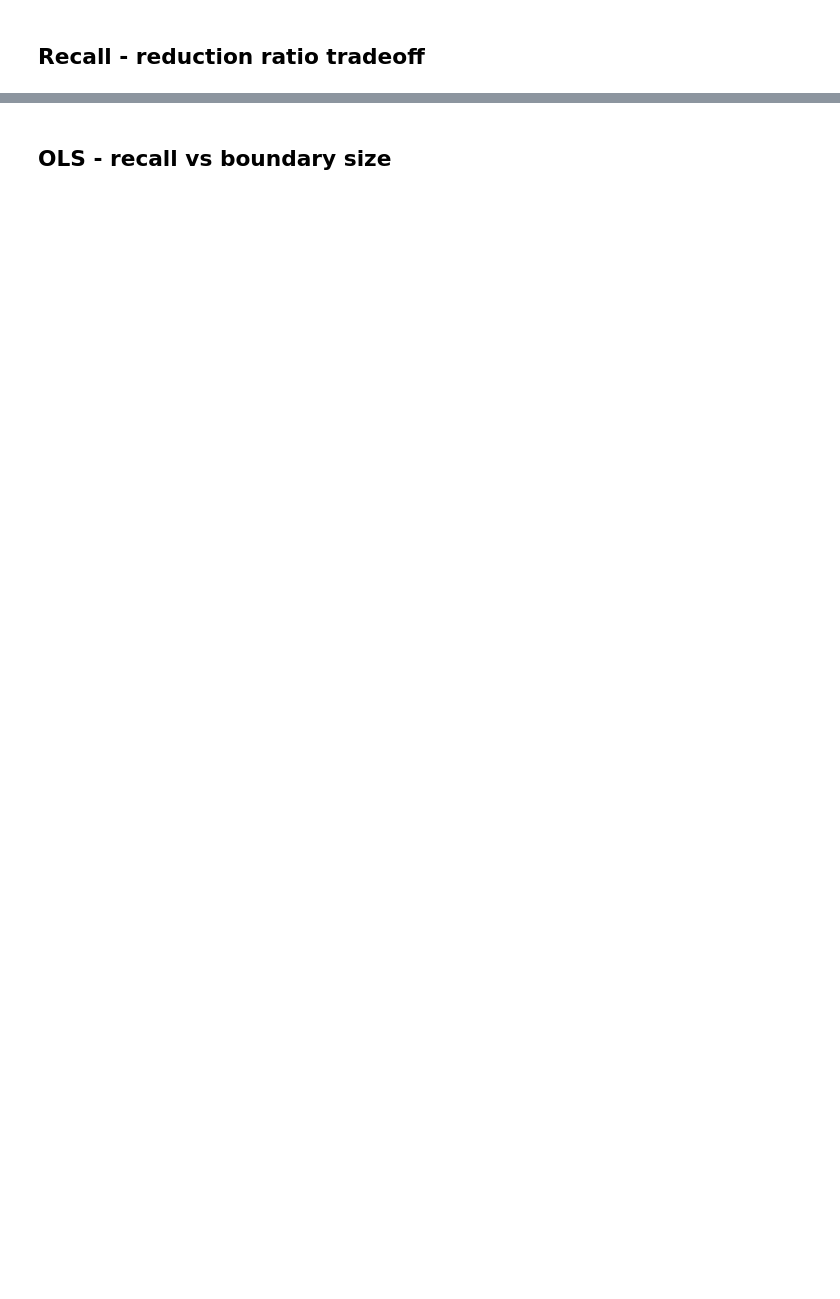
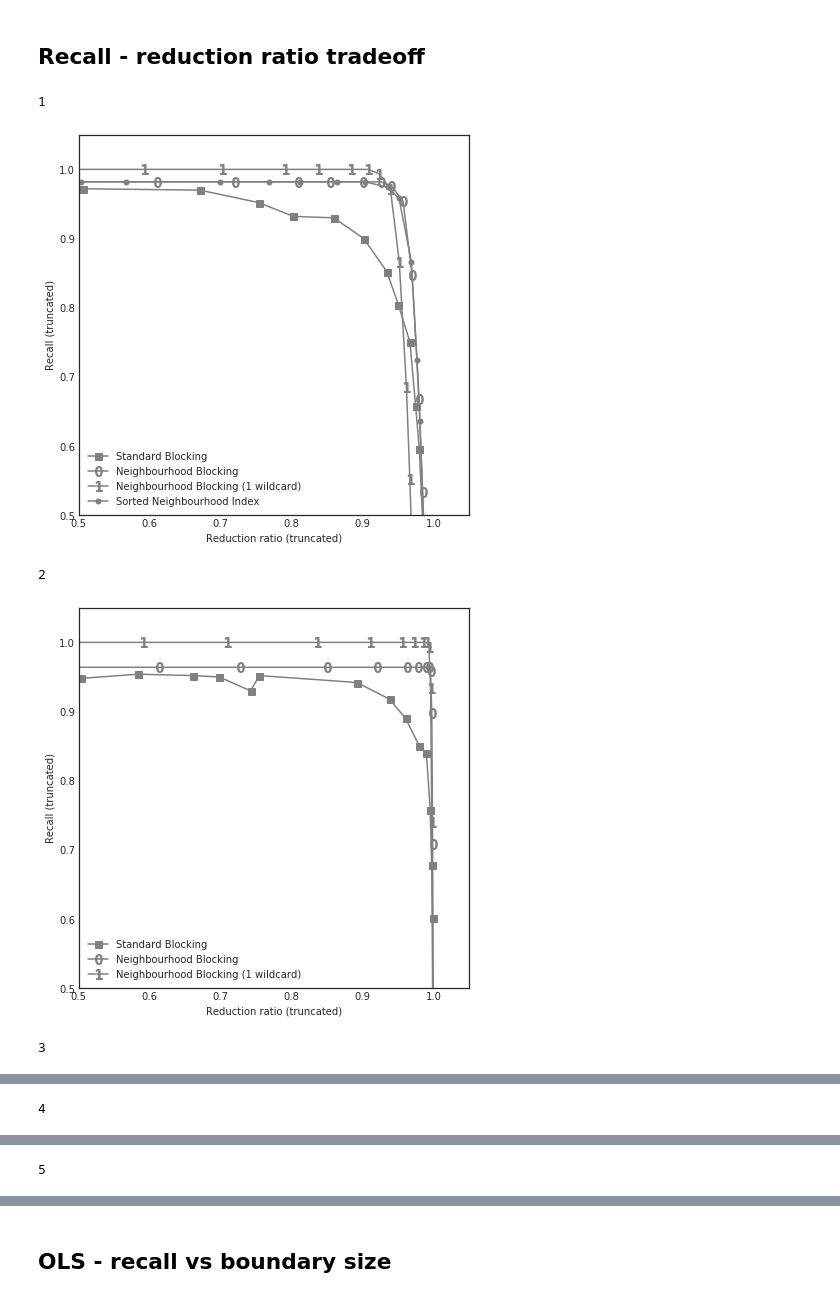
Before and after one commit to dan-elias/neighbourhood_blocking, a Jupyter notebook: index_quality.ipynb, the cells around one changed output, grey strips where cells are left out. Saved outputs shown, nothing was run; the diff lists cells and outputs as text; code cells hidden in the pictures; blank space fills up the shorter version.

```diff
--- a/index_quality.ipynb
+++ b/index_quality.ipynb
@@ -208,8 +223,8 @@ exhaustive = False
 combinations_to_use = all_combinations if exhaustive else example_combinations
 tradeoff_stats = pd.DataFrame()
 ordinate_range = points.max().max() - points.min().min()
-#for n_blocks in [1, 1.1, 1.2, 1.3, 1.4, 1.5, 1.7, 2, 3, 4, 5, 7, 10, 15, 20, 30, 40, 50, 70, 100, 150, 200, 300, 400, 500, 700, 1000]:
-for n_blocks in [1, 2, 5, 10, 20, 50, 100, 200, 500, 1000]:
+for n_blocks in [1, 1.1, 1.2, 1.3, 1.4, 1.5, 1.7, 2, 3, 4, 5, 7, 10, 15, 20, 30, 40, 50, 70, 100, 150, 200, 300, 400, 500, 700, 1000]:
+#for n_blocks in [1, 2, 5, 10, 20, 50, 100, 200, 500, 1000]:
     print(n_blocks, end=' ')
     block_size = ordinate_range / n_blocks
     for index_desc, cols in product([#rl.FullIndex,
@@ -258,41 +267,48 @@ print(datetime.datetime.now() - start_time)
 # %%
 tradeoff_stats.to_pickle(str(tradeoff_stats_file))
 # %%
+tradeoff_stats = pd.read_pickle(str(tradeoff_stats_file))
 axis_vars = ['reduction_ratio', 'recall']
-method_descriptions = {'BlockIndex': 'Standard',
-                       'SortedNeighbourhoodIndex': 'Sorted N\'hood',
-                       'NeighbourhoodBlockIndex': 'Neighbourhood',
+method_descriptions = {'BlockIndex': 'Standard Blocking',
+                       'SortedNeighbourhoodIndex': 'Sorted Neighbourhood Index',
+                       'NeighbourhoodBlockIndex': 'Neighbourhood Blocking',
                       }
 markers = {('BlockIndex', None): ('s', 7),
            ('SortedNeighbourhoodIndex', None): ('o', 5),
            ('NeighbourhoodBlockIndex', None): ('$0$', 10),
            ('NeighbourhoodBlockIndex', 1): ('$1$', 10),
            ('NeighbourhoodBlockIndex', 2): ('$2$', 10),
            }
 
 distinct_dimensionalities = sorted(tradeoff_stats['dimensionality'].unique())
 for dimensionality, ax in zip(distinct_dimensionalities, axs.flatten()):
     plt.figure(figsize=(7,7))
     ax = plt.gca()
     stats_for_dimensionality = tradeoff_stats[tradeoff_stats['dimensionality'] == dimensionality]
     for mth in np.sort(stats_for_dimensionality['method'].unique()):
         sorted_points = tradeoff_stats[tradeoff_stats['method'] == mth].sort_values('param')
         cls_name = sorted_points['cls'].iloc[0]
         description = method_descriptions[cls_name]
         max_nulls = sorted_points['max_nulls'].iloc[0]
         if max_nulls > 1:#dimensionality:
             continue
-        max_nulls_repr = '' if pd.isnull(max_nulls) else ' ({} null{})'.format(int(max_nulls), '' if max_nulls == 1 else 's')
+        max_nulls_repr = '' if pd.isnull(max_nulls) else ' ({} wildcard{})'.format(int(max_nulls), '' if max_nulls == 1 else 's')
         label = '{description}{max_nulls_repr}'.format(**locals())
         marker, markersize = markers[(cls_name, None if pd.isnull(max_nulls) else int(max_nulls))]
         #linestyle='None'
         linestyle='-'
         ax.plot(*[sorted_points[col].values for col in axis_vars], color='grey', linestyle=linestyle, marker=marker, markersize=markersize, label=label)
     ax.legend(loc='lower left')
     ax.set_xlabel(axis_vars[0]); ax.set_ylabel(axis_vars[1])
     ax.set_ylim(0.5, 1.05)
     ax.set_xlim(0.5, 1.05)
     ax.set_xlabel('Reduction ratio (truncated)'); ax.set_ylabel('Recall (truncated)')
     #ax.set_title('{dimensionality} blocking key{s}'.format(s='' if dimensionality == 1 else 's', **locals()))
     print(dimensionality)
     plt.show()
+# %% [output]
+1
+[figure, added]
+2
+[figure, added]
+3
@@ -298,0 +316 @@ for dimensionality, ax in zip(distinct_dimensionalities, axs.flatten()):
+4
@@ -298,0 +318 @@ for dimensionality, ax in zip(distinct_dimensionalities, axs.flatten()):
+5
```
Also changed, not shown: parts of 7 cells of this notebook, 18 other files.
